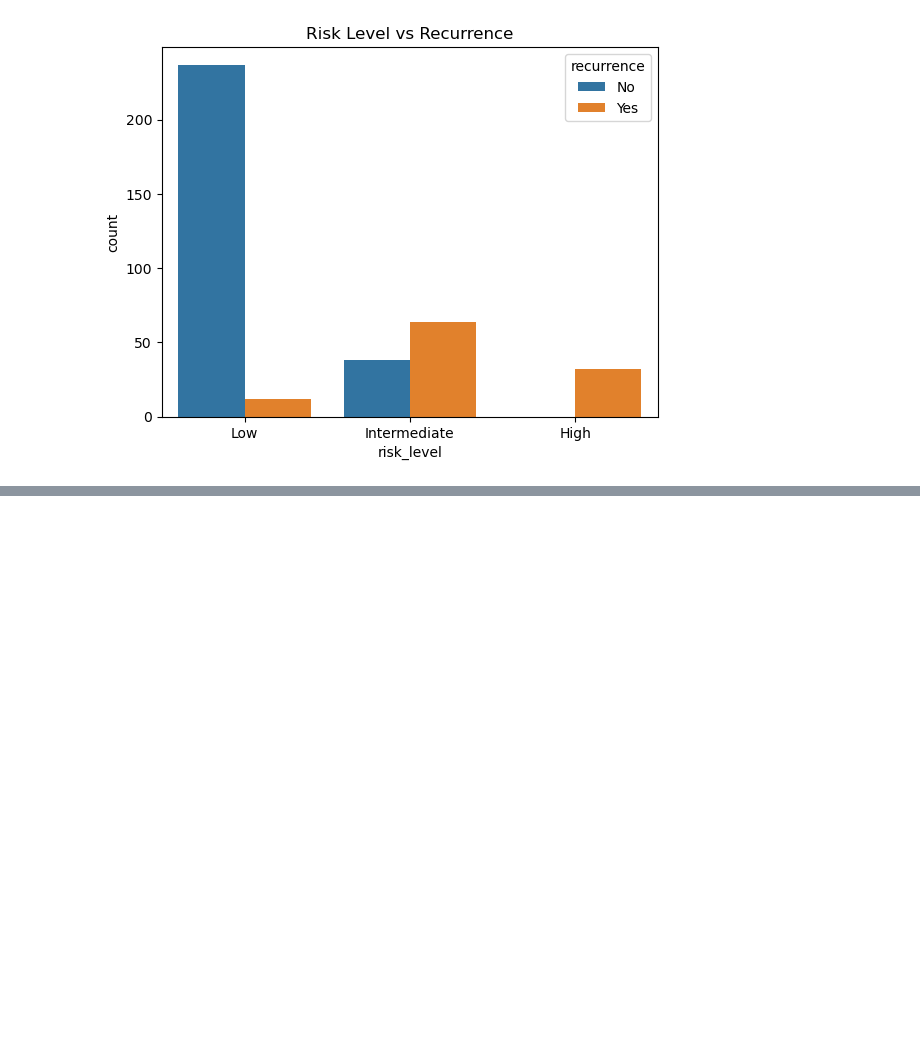
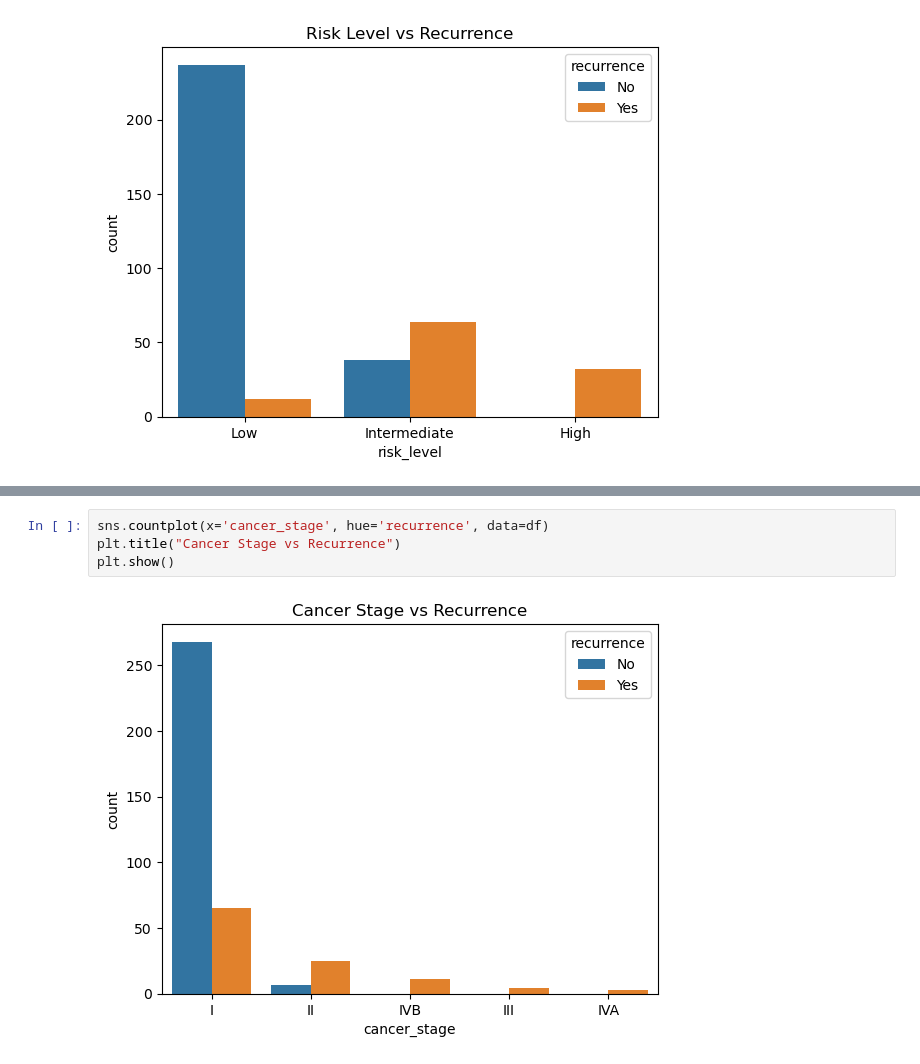
Before and after one commit to hassanh7n/thyroid_disease, a Jupyter notebook: notebooks/Thyroid_Disease.ipynb, the cells around one changed output, grey strips where cells are left out. Drawn from its saved outputs; the diff is of its cells as text; blank space fills up the shorter version.

```diff
--- a/notebooks/Thyroid_Disease.ipynb
+++ b/notebooks/Thyroid_Disease.ipynb
@@ -208,0 +223,6 @@ plt.show()
+# %%
+sns.countplot(x='cancer_stage', hue='recurrence', data=df)
+plt.title("Cancer Stage vs Recurrence")
+plt.show()
+# %% [output]
+[figure, added]
```
Also changed, not shown: parts of 11 cells of this notebook.
